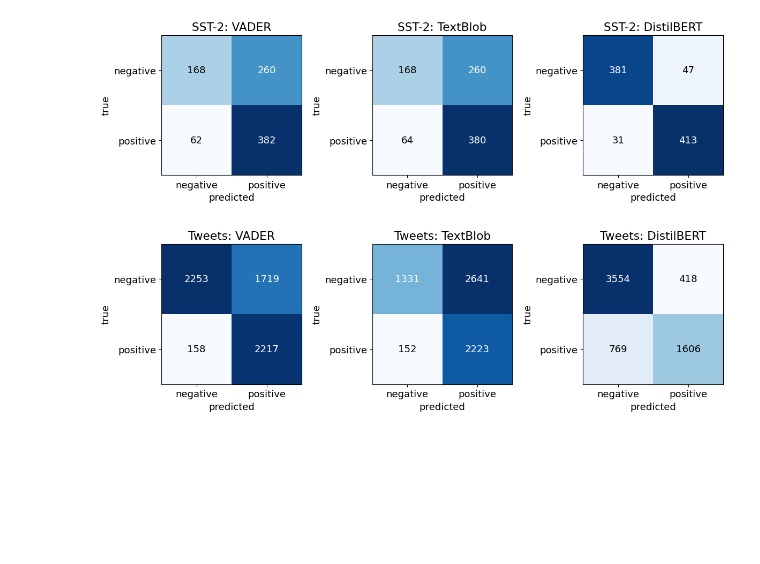
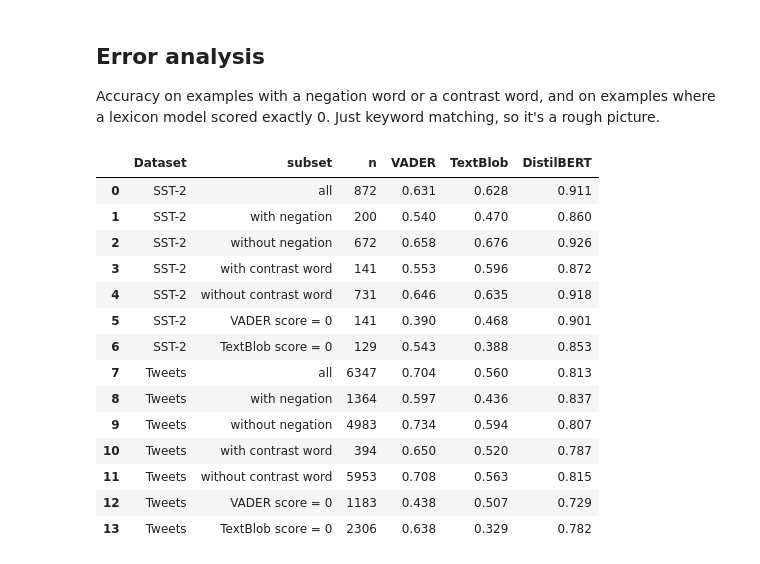
Before and after one commit to kaushal-09/sentiment-lexicon-vs-transformer, a Jupyter notebook: sentiment_comparison.ipynb, the cells around one changed output. Saved outputs shown, nothing was run; the diff lists cells and outputs as text; code cells hidden in the pictures; blank space fills up the shorter version.

```diff
--- a/sentiment_comparison.ipynb
+++ b/sentiment_comparison.ipynb
@@ -280,24 +217,54 @@ Tweets  TextBlob   0 -> positive: acc 0.560, macro-F1 0.551   |   0 -> negative:
+# %% [markdown]
+## Error analysis
+
+Accuracy on examples with a negation word or a contrast word, and on examples where a lexicon model scored exactly 0. Just keyword matching, so it's a rough picture.
 # %%
-fig, axes = plt.subplots(2, 3, figsize=(12, 8))
-for r, (dname, data) in enumerate(data_sets.items()):
-    for c, (mname, col) in enumerate(models.items()):
-        ax = axes[r, c]
-        cm = confusion_matrix(data["label"], data[col])
-        ax.imshow(cm, cmap="Blues")
-        for i in range(2):
-            for j in range(2):
-                color = "white" if cm[i, j] > cm.max() / 2 else "black"
-                ax.text(j, i, cm[i, j], ha="center", va="center", color=color)
-        ax.set_xticks([0, 1])
-        ax.set_xticklabels(["negative", "positive"])
-        ax.set_yticks([0, 1])
-        ax.set_yticklabels(["negative", "positive"])
-        ax.set_xlabel("predicted")
-        ax.set_ylabel("true")
-        ax.set_title(dname + ": " + mname)
-plt.tight_layout()
-plt.savefig("results/confusion_matrices.png", dpi=300)
-plt.savefig("results/confusion_matrices.pdf")
-plt.show()
+negation_words = {"not", "no", "never", "nothing", "none", "nobody", "neither", "nor", "without", "hardly",
+                  "cannot", "dont", "doesnt", "didnt", "isnt", "wasnt", "cant", "wont"}
+contrast_words = {"but", "however", "although", "though", "yet", "despite"}
+
+def words(s):
+    return [w.strip(".,!?;:\"'()").lower() for w in s.split()]
+
+def has_negation(s):
+    return any(w in negation_words or w.endswith("n't") or w.endswith("n’t") for w in words(s))
+
+def has_contrast(s):
+    return any(w in contrast_words for w in words(s))
+
+rows = []
+for dname, data in data_sets.items():
+    neg = data["sentence"].apply(has_negation)
+    con = data["sentence"].apply(has_contrast)
+    subsets = {
+        "all": data,
+        "with negation": data[neg],
+        "without negation": data[~neg],
+        "with contrast word": data[con],
+        "without contrast word": data[~con],
+        "VADER score = 0": data[data["vader_score"] == 0],
+        "TextBlob score = 0": data[data["textblob_score"] == 0],
+    }
+    for name, sub in subsets.items():
+        rows.append([dname, name, len(sub), sub["vader_correct"].mean(),
+                     sub["textblob_correct"].mean(), sub["distilbert_correct"].mean()])
+
+subset_acc = pd.DataFrame(rows, columns=["Dataset", "subset", "n", "VADER", "TextBlob", "DistilBERT"]).round(3)
+subset_acc.to_csv("results/subset_accuracy.csv", index=False)
+subset_acc
 # %% [output]
-[figure, removed]
+|  | Dataset | subset | n | VADER | TextBlob | DistilBERT |
+| 0 | SST-2 | all | 872 | 0.631 | 0.628 | 0.911 |
+| 1 | SST-2 | with negation | 200 | 0.540 | 0.470 | 0.860 |
+| 2 | SST-2 | without negation | 672 | 0.658 | 0.676 | 0.926 |
+| 3 | SST-2 | with contrast word | 141 | 0.553 | 0.596 | 0.872 |
+| 4 | SST-2 | without contrast word | 731 | 0.646 | 0.635 | 0.918 |
+| 5 | SST-2 | VADER score = 0 | 141 | 0.390 | 0.468 | 0.901 |
+| 6 | SST-2 | TextBlob score = 0 | 129 | 0.543 | 0.388 | 0.853 |
+| 7 | Tweets | all | 6347 | 0.704 | 0.560 | 0.813 |
+| 8 | Tweets | with negation | 1364 | 0.597 | 0.436 | 0.837 |
+| 9 | Tweets | without negation | 4983 | 0.734 | 0.594 | 0.807 |
+| 10 | Tweets | with contrast word | 394 | 0.650 | 0.520 | 0.787 |
+| 11 | Tweets | without contrast word | 5953 | 0.708 | 0.563 | 0.815 |
+| 12 | Tweets | VADER score = 0 | 1183 | 0.438 | 0.507 | 0.729 |
+| 13 | Tweets | TextBlob score = 0 | 2306 | 0.638 | 0.329 | 0.782 |
```
Also changed, not shown: parts of 45 cells of this notebook, 15 other files.
